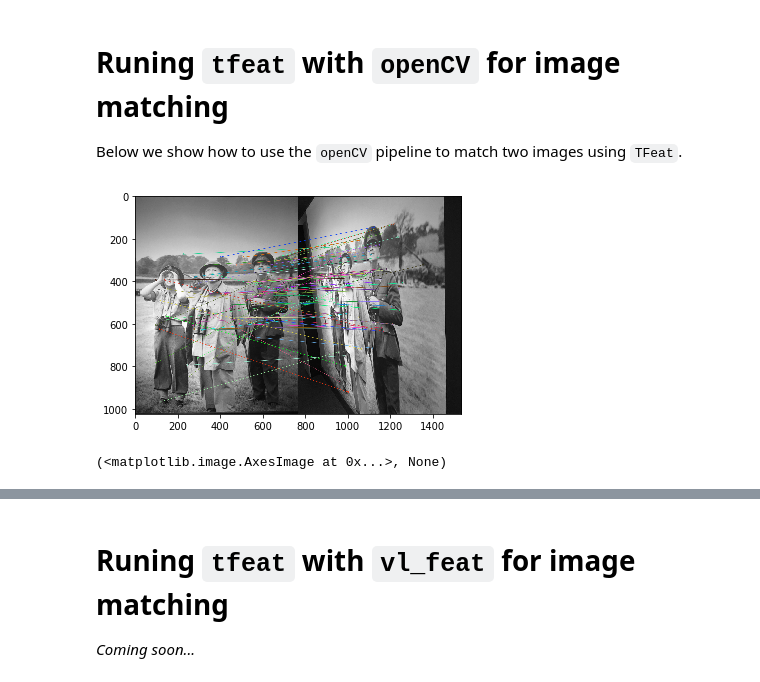
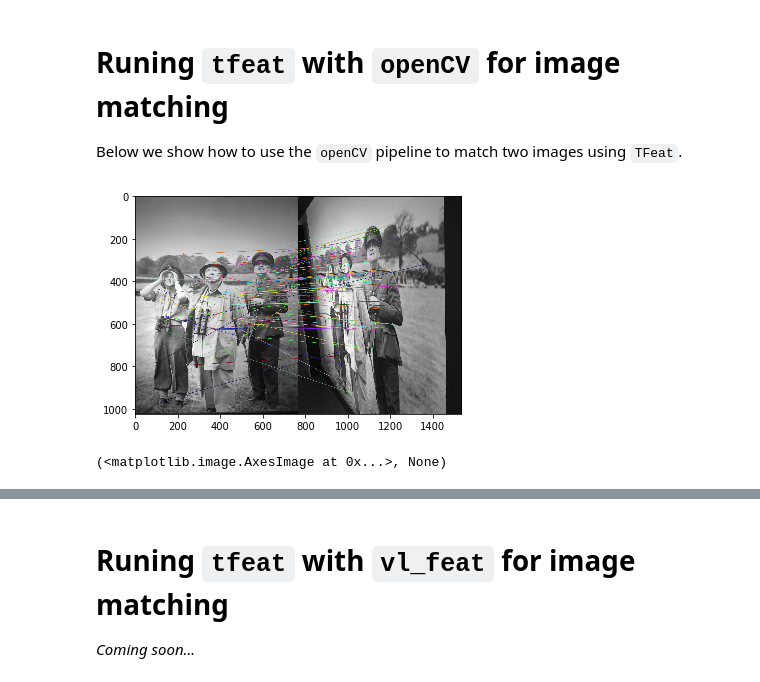
Before and after one commit to vbalnt/tfeat, a Jupyter notebook: tfeat-test.ipynb, the cells around one changed output, grey strips where cells are left out. Drawn from its saved outputs; the diff is of its cells as text; code cells hidden in the pictures.

```diff
--- a/tfeat-test.ipynb
+++ b/tfeat-test.ipynb
@@ -51,29 +26,29 @@ Below we show how to use the `openCV` pipeline to match two images using `TFeat`
 # %%
 import cv2
 import tfeat_utils
 import numpy as np
 import cv2
 from matplotlib import pyplot as plt
 
 img1 = cv2.imread('imgs/v_churchill/1.ppm',0)
 img2 = cv2.imread('imgs/v_churchill/6.ppm',0)
 
-orb = cv2.BRISK_create()
-kp1, des1 = orb.detectAndCompute(img1,None)
-kp2, des2 = orb.detectAndCompute(img2,None)
+brisk = cv2.BRISK_create()
+kp1, des1 = brisk.detectAndCompute(img1,None)
+kp2, des2 = brisk.detectAndCompute(img2,None)
 
 bf = cv2.BFMatcher(cv2.NORM_HAMMING)
 matches = bf.knnMatch(des1,des2, k=2)
 # Apply ratio test
 good = []
 for m,n in matches:
     if m.distance < 0.8*n.distance:
         good.append([m])
 
 img3 = cv2.drawMatchesKnn(img1,kp1,img2,kp2,good,0, flags=2)
 plt.imshow(img3),plt.show()
 # %% [output]
-[figure, old version]
+[figure, new version]
 (<matplotlib.image.AxesImage at 0x...>, None)
 # %%
 # mag_factor is how many times the original keypoint scale
```
Also changed, not shown: parts of 3 cells of this notebook.
